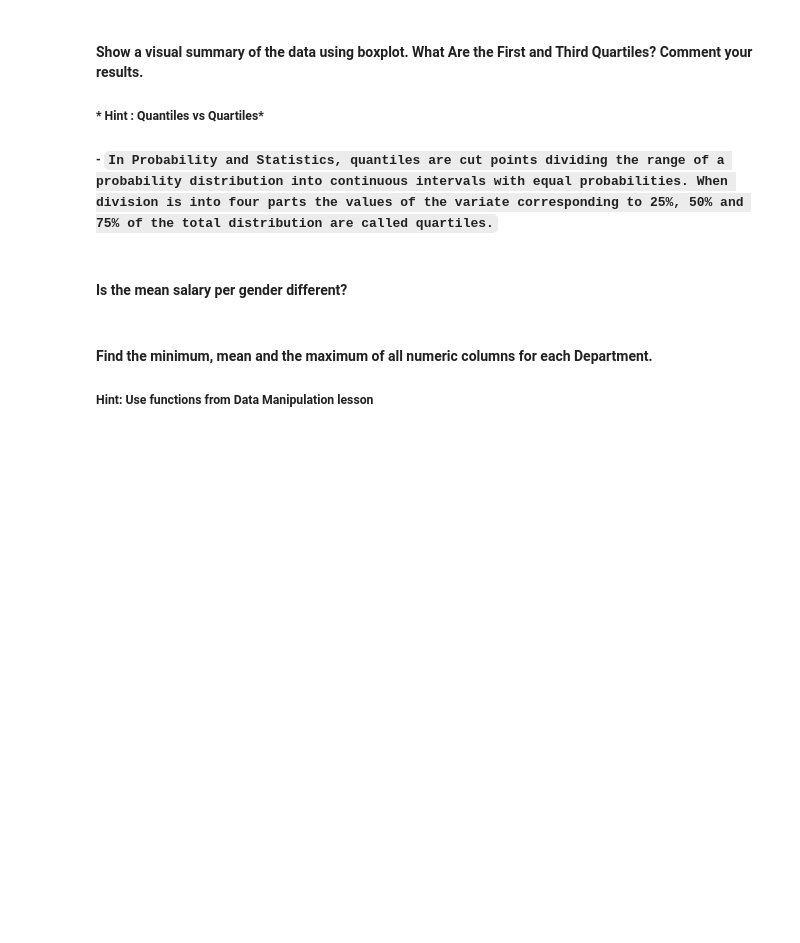
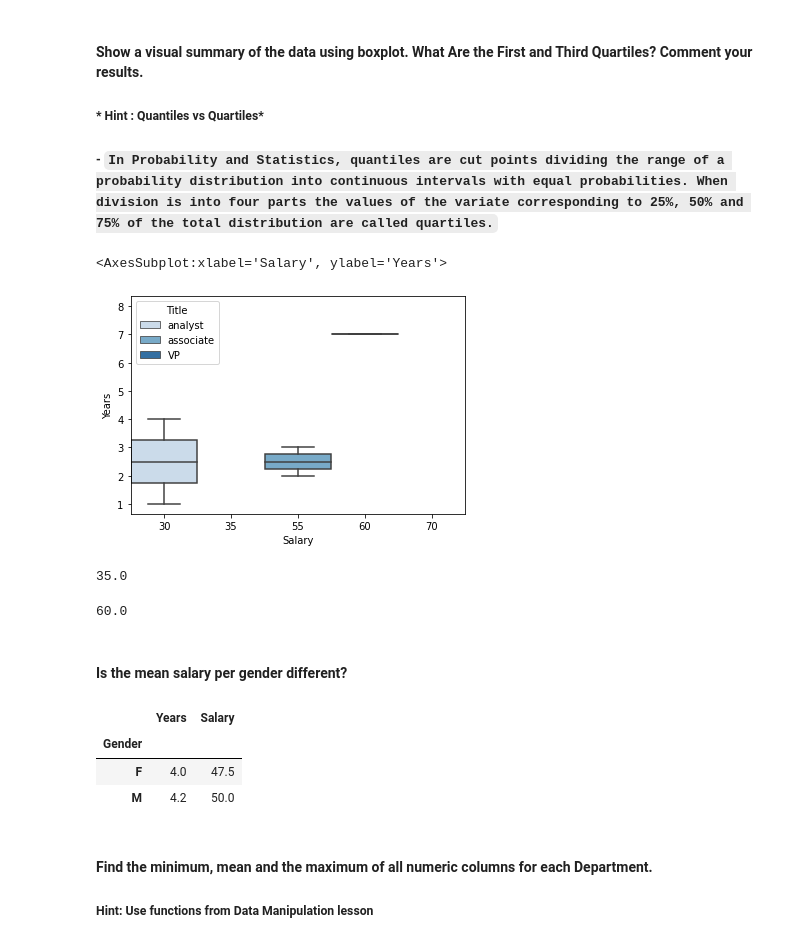
Before and after one commit to Ironhack-Data-Madrid-Marzo-2021/lab-subsetting-and-descriptive-stats, a Jupyter notebook: your-code/main.ipynb, the cells around one changed output. Cells and saved outputs as stored; diff of their text form; code cells hidden in the pictures; blank space fills up the shorter version.

```diff
--- a/your-code/main.ipynb
+++ b/your-code/main.ipynb
@@ -177,11 +309,34 @@ The data is valid for analysis, it does not contain null values, and the current
+# %%
+# draw boxplot here
+sns.boxplot(y='Years', x='Salary',
+            data=emp,
+            hue='Title',
+            width=3,
+            palette="Blues")
+# %% [output]
+<AxesSubplot:xlabel='Salary', ylabel='Years'>
+[figure, added]
 # %%
 # print first quartile here
+emp.Salary.quantile(0.25)
+# %% [output]
+35.0
 # %%
 # print third quartile here
+emp.Salary.quantile(0.75)
+# %% [output]
+60.0
 # %% [markdown]
 #### Is the mean salary per gender different?
 # %%
 # your answer here
+emp3 = emp.groupby("Gender").mean('Salary')
+emp3
+# %% [output]
+|  | Years | Salary |
+| Gender |  |  |
+| F | 4.0 | 47.5 |
+| M | 4.2 | 50.0 |
 # %% [markdown]
 #### Find the minimum, mean and the maximum of all numeric columns for each Department.
 
```
Also changed, not shown: parts of 27 cells of this notebook.
